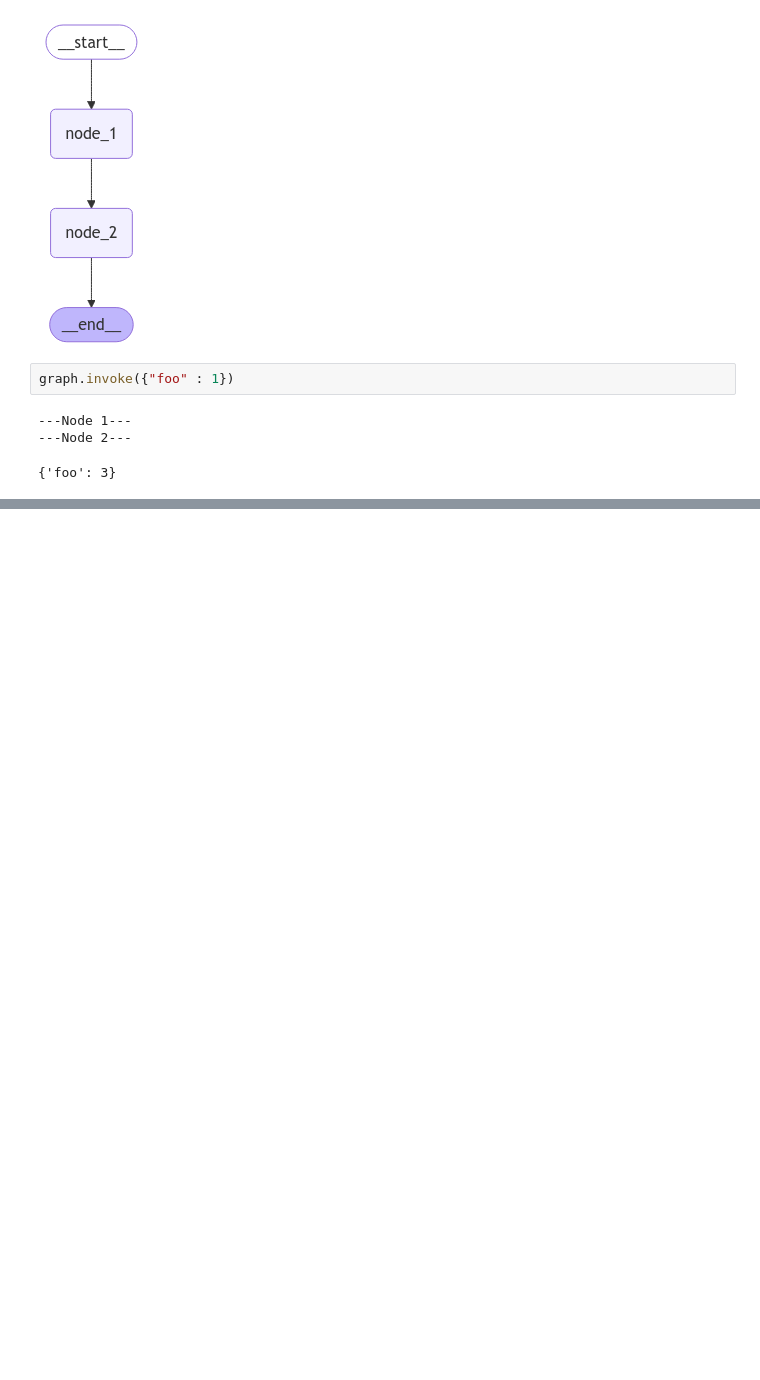
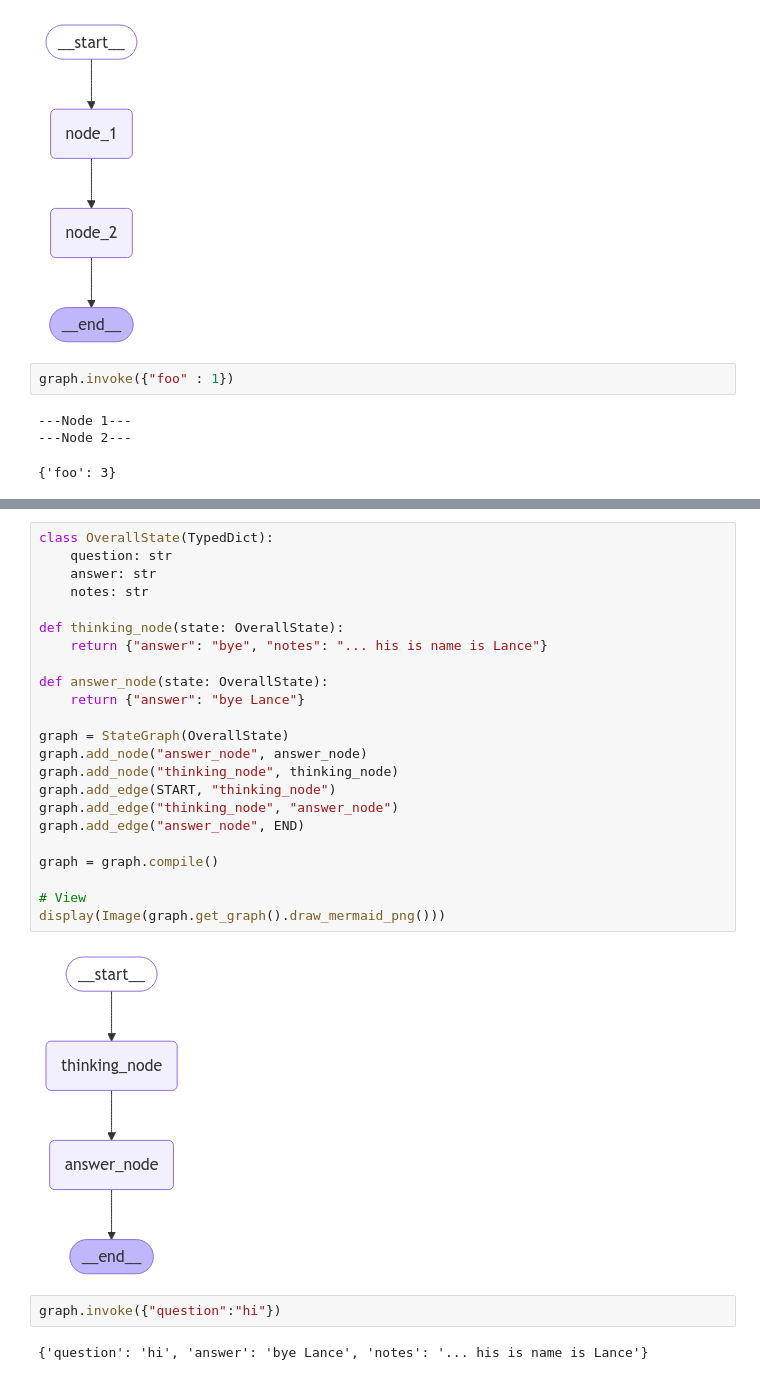
Before and after one commit to Zeeshier/LangGraph, a Jupyter notebook: 2. State and Memory/3. Multiple Schemas.ipynb, the cells around one changed output, grey strips where cells are left out. Cells and saved outputs as stored; diff of their text form; blank space fills up the shorter version.

```diff
--- a/2. State and Memory/3. Multiple Schemas.ipynb
+++ b/2. State and Memory/3. Multiple Schemas.ipynb
@@ -56,0 +67,29 @@ graph.invoke({"foo" : 1})
+# %%
+class OverallState(TypedDict):
+    question: str
+    answer: str
+    notes: str
+
+def thinking_node(state: OverallState):
+    return {"answer": "bye", "notes": "... his is name is Lance"}
+
+def answer_node(state: OverallState):
+    return {"answer": "bye Lance"}
+
+graph = StateGraph(OverallState)
+graph.add_node("answer_node", answer_node)
+graph.add_node("thinking_node", thinking_node)
+graph.add_edge(START, "thinking_node")
+graph.add_edge("thinking_node", "answer_node")
+graph.add_edge("answer_node", END)
+
+graph = graph.compile()
+
+# View
+display(Image(graph.get_graph().draw_mermaid_png()))
+# %% [output]
+[figure, added]
+# %%
+graph.invoke({"question":"hi"})
+# %% [output]
+{'question': 'hi', 'answer': 'bye Lance', 'notes': '... his is name is Lance'}
```
Also changed, not shown: parts of 4 cells of this notebook.
